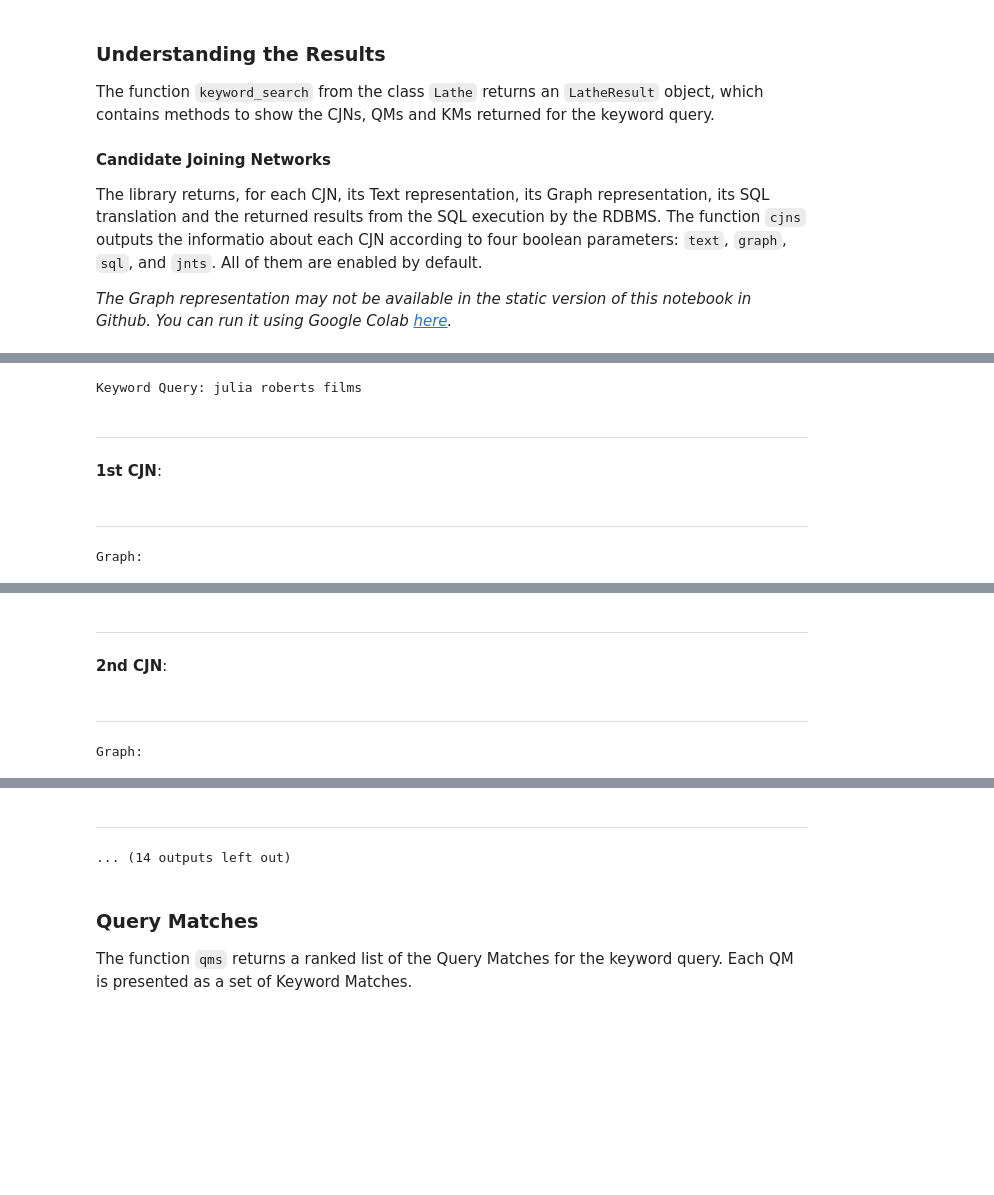
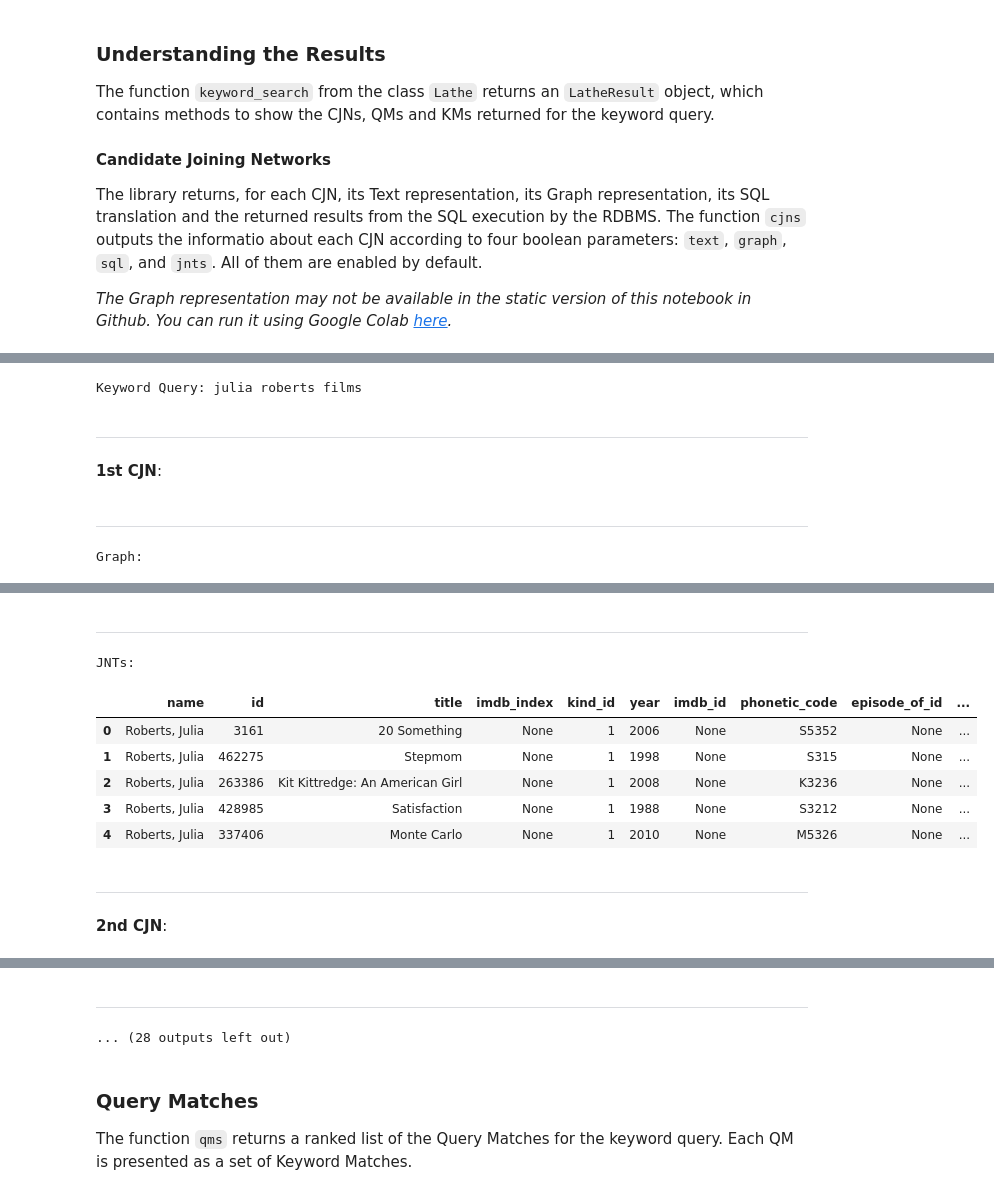
Before and after one commit to pr3martins/PyLatheDB, a Jupyter notebook: demo/PyLatheDB_DEMO.ipynb, the cells around one changed output, grey strips where cells are left out. Drawn from its saved outputs; the diff is of its cells as text; code cells hidden in the pictures; blank space fills up the shorter version.

```diff
--- a/demo/PyLatheDB_DEMO.ipynb
+++ b/demo/PyLatheDB_DEMO.ipynb
@@ -239,14 +238,20 @@ JNTs:
 # %%
 result = lathe.keyword_search('julia roberts films')
-result.cjns(graph=True,text=False,sql=False,df=False)
+result.cjns(graph=True,text=False,sql=False,df=True)
 # %% [output]
 Keyword Query: julia roberts films
 ---
 **1st CJN**:
 ---
 Graph:
 [drawing not drawn]
 ---
+JNTs:
+|  | name | id | title | imdb_index | kind_id | year | imdb_id | phonetic_code | episode_of_id | ... |
+| 0 | Roberts, Julia | 3161 | 20 Something | None | 1 | 2006 | None | S5352 | None | ... |
+| 1 | Roberts, Julia | 462275 | Stepmom | None | 1 | 1998 | None | S315 | None | ... |
+| 2 | Roberts, Julia | 263386 | Kit Kittredge: An American Girl | None | 1 | 2008 | None | K3236 | None | ... |
+| 3 | Roberts, Julia | 428985 | Satisfaction | None | 1 | 1988 | None | S3212 | None | ... |
+| 4 | Roberts, Julia | 337406 | Monte Carlo | None | 1 | 2010 | None | M5326 | None | ... |
-**2nd CJN**:
+---
----
+**2nd CJN**:
-Graph:
@@ -254,5 +258,5 @@ Graph:
 ---
-... (14 outputs left out)
+... (28 outputs left out)
 # %% [markdown]
 ### Query Matches
 
```
Also changed, not shown: parts of 38 cells of this notebook.
